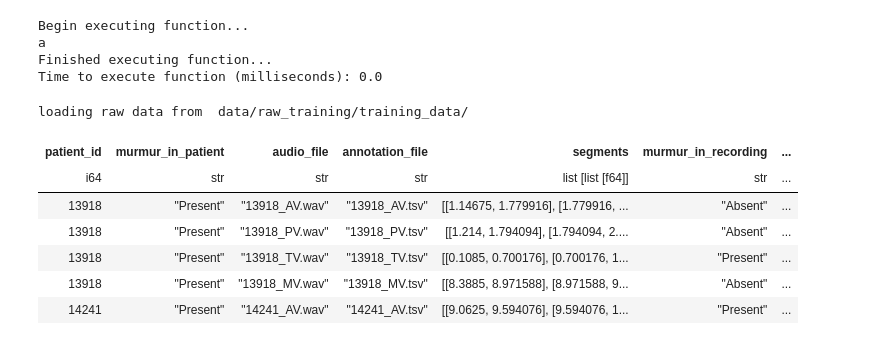
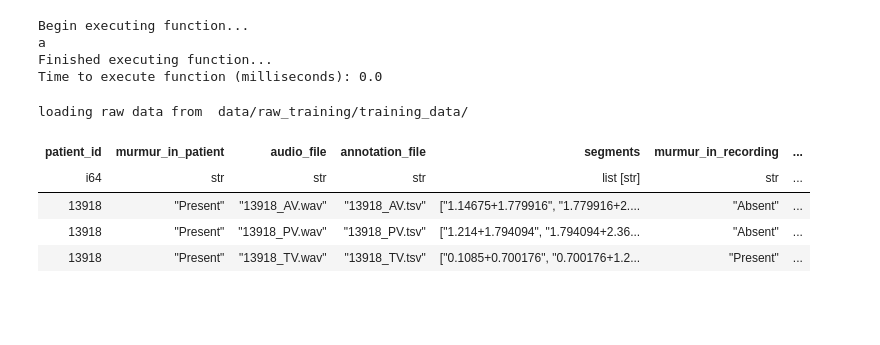
Before and after one commit to tiaan-b/GBM-Challenge-2022, a Jupyter notebook: src/newinput.ipynb, the cells around one changed output. Drawn from its saved outputs; the diff is of its cells as text; code cells hidden in the pictures; blank space fills up the shorter version.

```diff
--- a/src/newinput.ipynb
+++ b/src/newinput.ipynb
@@ -23,15 +23,13 @@ Finished executing function...
 Time to execute function (milliseconds): 0.0
 # %%
 data_dir = "data/raw_training/training_data/"
-df = loadTrainingData(data_dir).head()
+df = loadTrainingData(data_dir)
 
-df
+df.head(3)
 # %% [output]
 loading raw data from  data/raw_training/training_data/
 | patient_id | murmur_in_patient | audio_file | annotation_file | segments | murmur_in_recording | ... |
-| i64 | str | str | str | list [list [f64]] | str | ... |
-| 13918 | "Present" | "13918_AV.wav" | "13918_AV.tsv" | [[1.14675, 1.779916], [1.779916, ... | "Absent" | ... |
-| 13918 | "Present" | "13918_PV.wav" | "13918_PV.tsv" | [[1.214, 1.794094], [1.794094, 2.... | "Absent" | ... |
-| 13918 | "Present" | "13918_TV.wav" | "13918_TV.tsv" | [[0.1085, 0.700176], [0.700176, 1... | "Present" | ... |
-| 13918 | "Present" | "13918_MV.wav" | "13918_MV.tsv" | [[8.3885, 8.971588], [8.971588, 9... | "Absent" | ... |
-| 14241 | "Present" | "14241_AV.wav" | "14241_AV.tsv" | [[9.0625, 9.594076], [9.594076, 1... | "Present" | ... |
+| i64 | str | str | str | list [str] | str | ... |
+| 13918 | "Present" | "13918_AV.wav" | "13918_AV.tsv" | ["1.14675+1.779916", "1.779916+2.... | "Absent" | ... |
+| 13918 | "Present" | "13918_PV.wav" | "13918_PV.tsv" | ["1.214+1.794094", "1.794094+2.36... | "Absent" | ... |
+| 13918 | "Present" | "13918_TV.wav" | "13918_TV.tsv" | ["0.1085+0.700176", "0.700176+1.2... | "Present" | ... |
```
Also changed, not shown: parts of 3 cells of this notebook, 2 other files.
